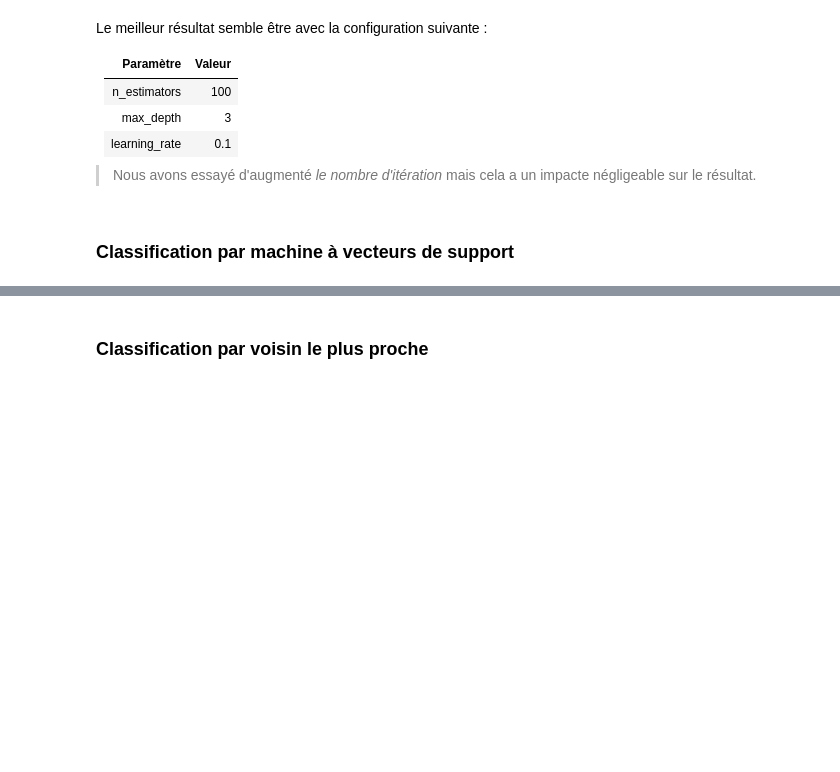
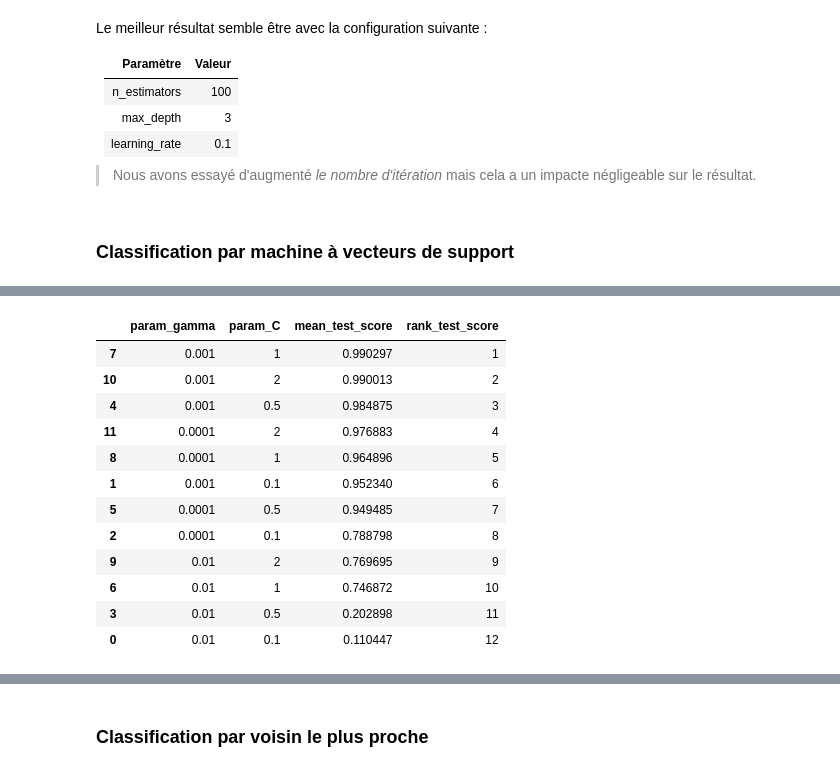
Before and after one commit to Julien-Faure/mines-ai-number-recognition-project, a Jupyter notebook: report-julien.ipynb, the cells around one changed output, grey strips where cells are left out. Cells and saved outputs as stored; diff of their text form; code cells hidden in the pictures; blank space fills up the shorter version.

```diff
--- a/report-julien.ipynb
+++ b/report-julien.ipynb
@@ -467,0 +477,16 @@ cv_results
+# %%
+cv_results[["param_gamma","param_C","mean_test_score","rank_test_score"]].sort_values("rank_test_score")
+# %% [output]
+|  | param_gamma | param_C | mean_test_score | rank_test_score |
+| 7 | 0.001 | 1 | 0.990297 | 1 |
+| 10 | 0.001 | 2 | 0.990013 | 2 |
+| 4 | 0.001 | 0.5 | 0.984875 | 3 |
+| 11 | 0.0001 | 2 | 0.976883 | 4 |
+| 8 | 0.0001 | 1 | 0.964896 | 5 |
+| 1 | 0.001 | 0.1 | 0.952340 | 6 |
+| 5 | 0.0001 | 0.5 | 0.949485 | 7 |
+| 2 | 0.0001 | 0.1 | 0.788798 | 8 |
+| 9 | 0.01 | 2 | 0.769695 | 9 |
+| 6 | 0.01 | 1 | 0.746872 | 10 |
+| 3 | 0.01 | 0.5 | 0.202898 | 11 |
+| 0 | 0.01 | 0.1 | 0.110447 | 12 |
```
Also changed, not shown: parts of 5 cells of this notebook.
